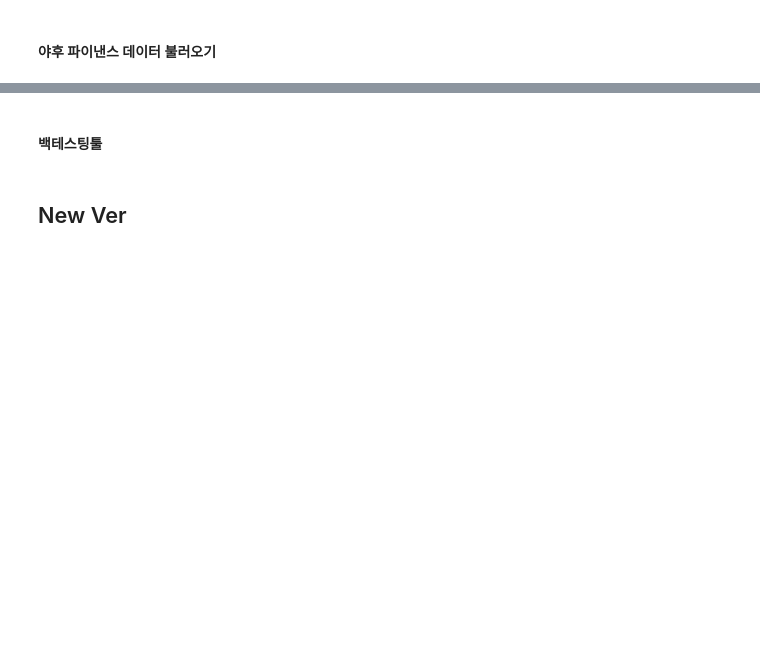
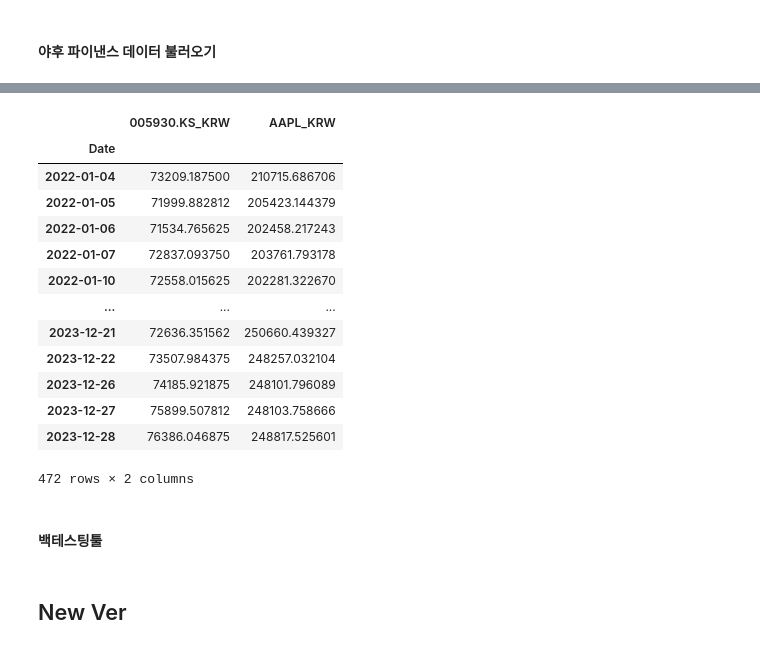
Before and after one commit to caxios/MLDS, a Jupyter notebook: LSTM_KF.ipynb, the cells around one changed output, grey strips where cells are left out. Cells and saved outputs as stored; diff of their text form; code cells hidden in the pictures; blank space fills up the shorter version.

```diff
--- a/LSTM_KF.ipynb
+++ b/LSTM_KF.ipynb
@@ -75,0 +367,30 @@ asset1
+# %%
+start_dt = '2022-01-01'
+end_dt = '2023-12-31'
+
+# 삼성전자(KRW) vs Apple(USD) -> 기준 통화 KRW
+print("\n=== 예시 1 (v2): 삼성전자(KRW) vs Apple(USD) -> 기준 KRW ===")
+df1_v2 = get_fx_adjusted_prices_v2(
+  ticker1='005930.KS', currency1='KRW',
+  ticker2='AAPL', currency2='USD',
+  base_currency='KRW',
+  start_date=start_dt, end_date=end_dt
+)
+if df1_v2 is not None:
+  print("\n(v2) 삼성전자 vs Apple (KRW 기준) 데이터프레임 head:")
+  print(df1_v2.head())
+  # 이제 df1_v2를 사용하여 스프레드 계산 및 공적분 검정 수행 가능
+  # 예: spread_krw = df1_v2.iloc[:, 0] - hedge_ratio * df1_v2.iloc[:, 1]
+
+# 유로화 표시 자산 (폭스바겐) vs 미국 달러 표시 자산 (포드) -> 기준 통화 EUR
+print("\n\n=== 예시 2 (v2): Volkswagen(EUR) vs Ford(USD) -> 기준 EUR ===")
+df2_v2 = get_fx_adjusted_prices_v2(
+  ticker1='VOW3.DE', currency1='EUR',
+  ticker2='F', currency2='USD',
+  base_currency='EUR', # 기준 통화를 EUR로 변경
+  start_date=start_dt, end_date=end_dt,
+  verbose=True
+)
+if df2_v2 is not None:
+  print("\n(v2) 폭스바겐 vs 포드 (EUR 기준) 데이터프레임 head:")
+  print(df2_v2.head())
@@ -76,3 +415,20 @@ asset1
+# %%
+df1_v2
+# %% [output]
+|  | 005930.KS_KRW | AAPL_KRW |
+| Date |  |  |
+| 2022-01-04 | 73209.187500 | 210715.686706 |
+| 2022-01-05 | 71999.882812 | 205423.144379 |
+| 2022-01-06 | 71534.765625 | 202458.217243 |
+| 2022-01-07 | 72837.093750 | 203761.793178 |
+| 2022-01-10 | 72558.015625 | 202281.322670 |
+| ... | ... | ... |
+| 2023-12-21 | 72636.351562 | 250660.439327 |
+| 2023-12-22 | 73507.984375 | 248257.032104 |
+| 2023-12-26 | 74185.921875 | 248101.796089 |
+| 2023-12-27 | 75899.507812 | 248103.758666 |
+| 2023-12-28 | 76386.046875 | 248817.525601 |
+472 rows × 2 columns
 # %% [markdown]
 #### 백테스팅툴
 # %%
```
Also changed, not shown: parts of 11 cells of this notebook.
